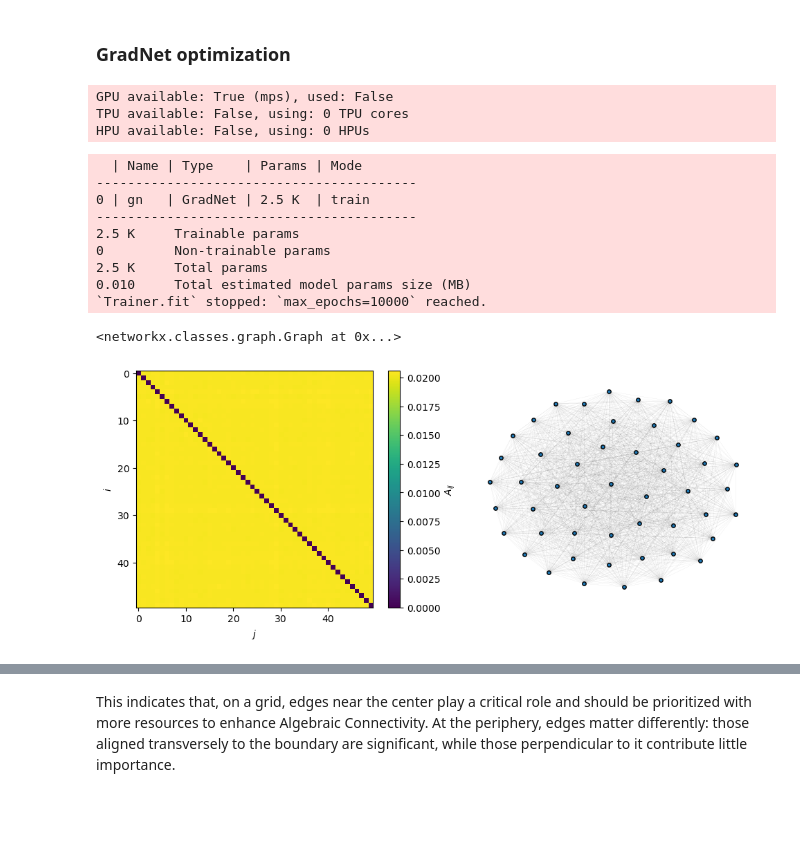
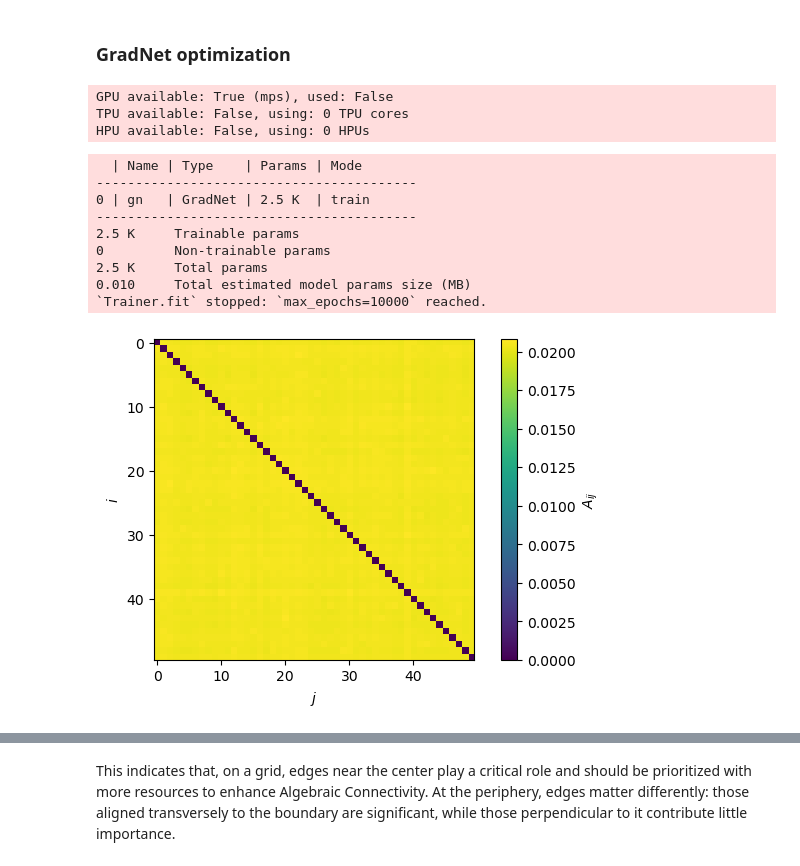
Before and after one commit to mikaberidze/gradnet, a Jupyter notebook: examples/1_algebraic_connectivity.ipynb, the cells around one changed output, grey strips where cells are left out. Cells and saved outputs as stored; diff of their text form; code cells hidden in the pictures; blank space fills up the shorter version.

```diff
--- a/examples/1_algebraic_connectivity.ipynb
+++ b/examples/1_algebraic_connectivity.ipynb
@@ -40,10 +40,6 @@ def loss_fn(gn):
     return 1-l2  # return loss, and also λ₂ as a metric
 
 lightning_trainer, best_ckpt = fit(gn=gn, loss_fn=loss_fn, num_updates=10000, optim_kwargs={"lr": 0.001}, accelerator="cpu");
-
-fig, (ax0, ax1) = plt.subplots(1, 2, figsize=(10, 4), constrained_layout=True)
-plot_adjacency_heatmap(gn, ax=ax0)
-plot_graph(gn, ax=ax1)
 # %% [output]
 GPU available: True (mps), used: False
 TPU available: False, using: 0 TPU cores
@@ -57,6 +53,12 @@ HPU available: False, using: 0 HPUs
 2.5 K     Total params
 0.010     Total estimated model params size (MB)
 `Trainer.fit` stopped: `max_epochs=10000` reached.
-<networkx.classes.graph.Graph at 0x...>
-[figure, removed]
+# %%
+fig, ax = plt.subplots(figsize=(6, 4))
+# ax2 = fig.add_subplot((.42,.47,.35,.5))
+plot_adjacency_heatmap(gn, ax=ax)
+# plot_graph(gn, ax=ax2)
+plt.tight_layout()
+# %% [output]
+[figure, added]
 # %% [markdown]
```
Also changed, not shown: parts of 6 cells of this notebook, 15 other files.
